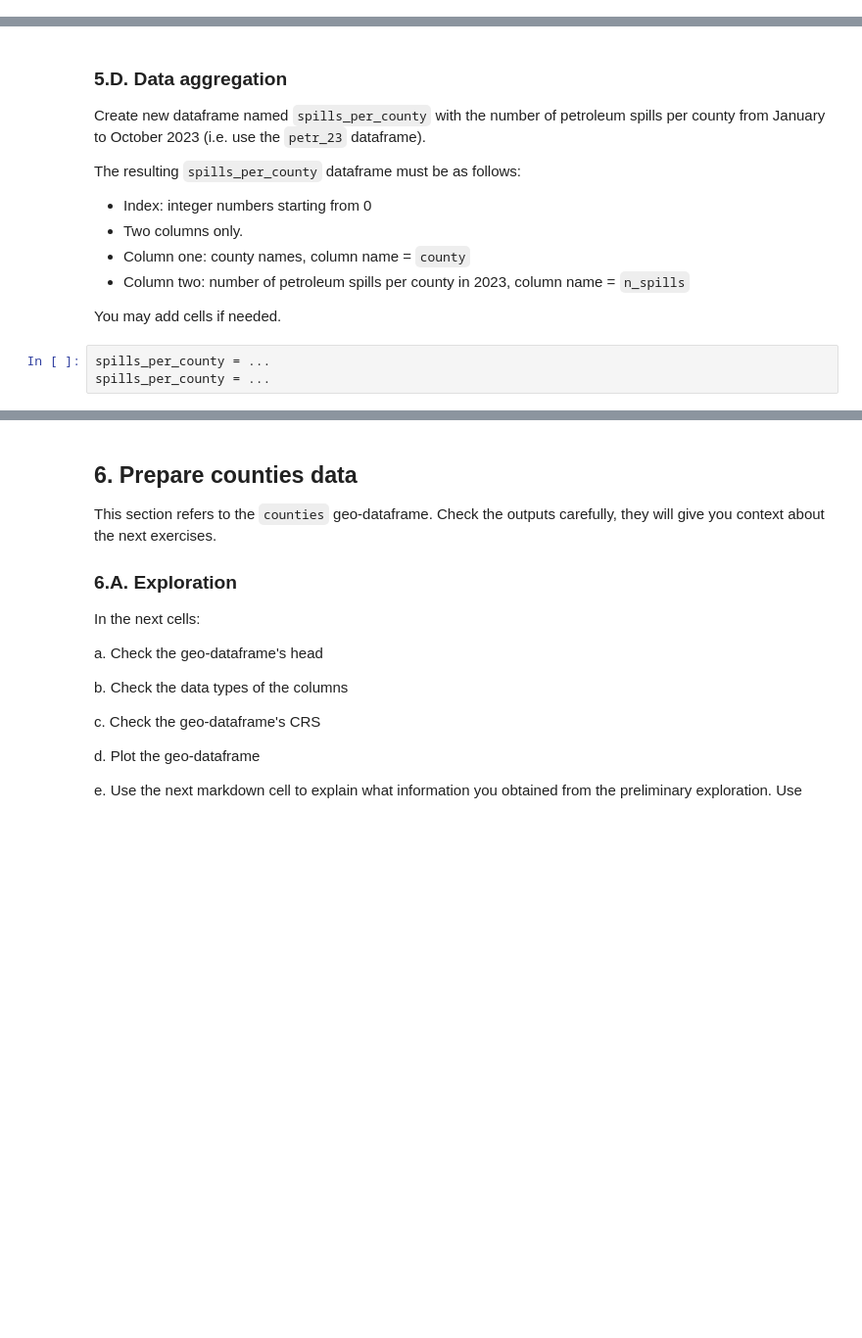
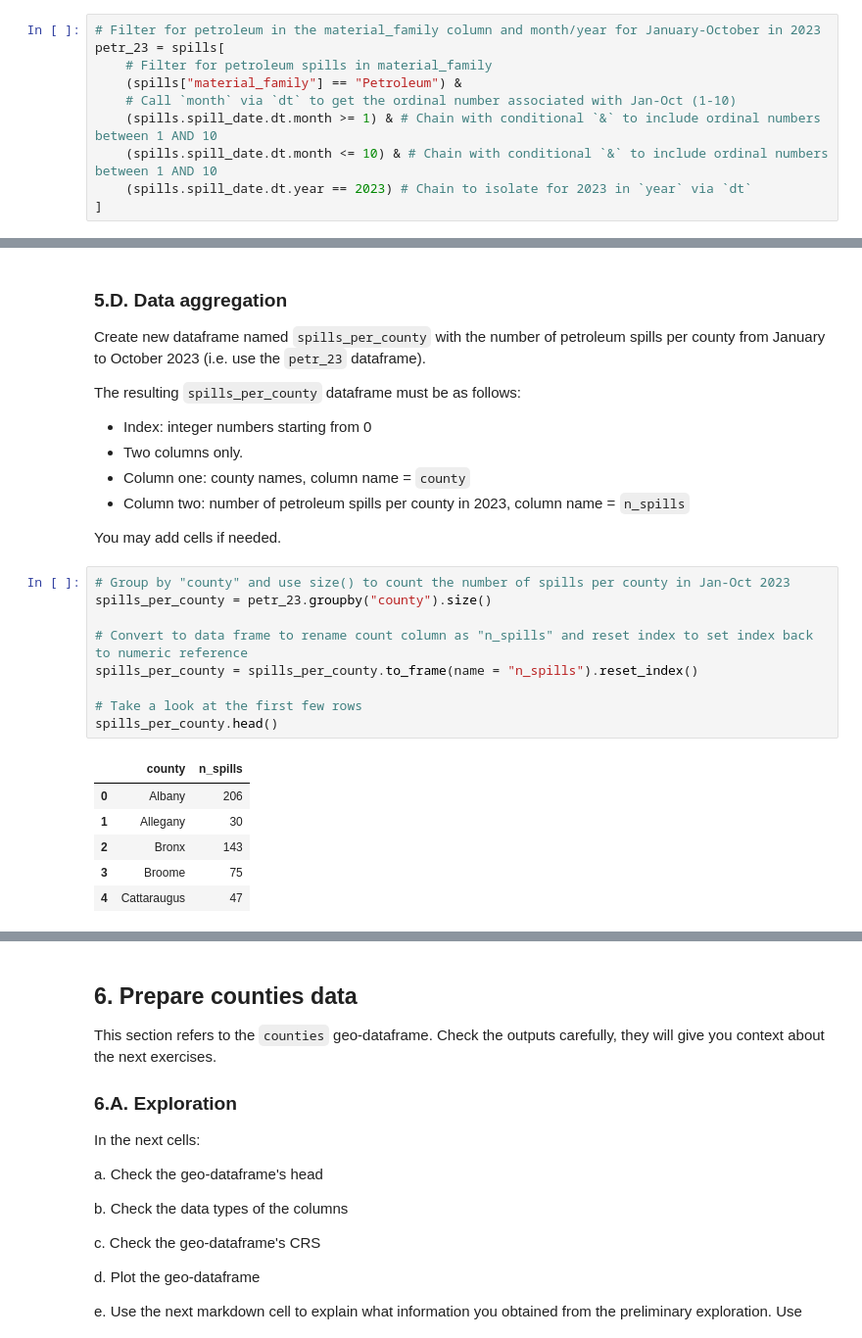
Before and after one commit to vedikaS-byte/eds220-hwk3, a Jupyter notebook: hwk3-task1-spills.ipynb, the cells around one changed output, grey strips where cells are left out. Shown at 98% size. Drawn from its saved outputs; the diff is of its cells as text; blank space fills up the shorter version.

```diff
--- a/hwk3-task1-spills.ipynb
+++ b/hwk3-task1-spills.ipynb
@@ -212,6 +212,16 @@ dtype: object
 ### 5.C. Data selection
 
 a. Select data about petroleum spills that took place between January 1st 2023, and October 31st (including both dates), 2023. Store it in a variable named `petr_23`. The data selection should occur in a single line. You may add cells as needed.
+# %%
+# Filter for petroleum in the material_family column and month/year for January-October in 2023
+petr_23 = spills[
+    # Filter for petroleum spills in material_family
+    (spills["material_family"] == "Petroleum") &
+    # Call `month` via `dt` to get the ordinal number associated with Jan-Oct (1-10)
+    (spills.spill_date.dt.month >= 1) & # Chain with conditional `&` to include ordinal numbers between 1 AND 10
+    (spills.spill_date.dt.month <= 10) & # Chain with conditional `&` to include ordinal numbers between 1 AND 10
+    (spills.spill_date.dt.year == 2023) # Chain to isolate for 2023 in `year` via `dt`
+]
 # %% [markdown]
 <!-- END QUESTION -->
 
@@ -241,7 +266,20 @@ The resulting `spills_per_county` dataframe must be as follows:
 
 You may add cells if needed.
 # %%
-spills_per_county = ...
-spills_per_county = ...
+# Group by "county" and use size() to count the number of spills per county in Jan-Oct 2023
+spills_per_county = petr_23.groupby("county").size()
+
+# Convert to data frame to rename count column as "n_spills" and reset index to set index back to numeric reference
+spills_per_county = spills_per_county.to_frame(name = "n_spills").reset_index()
+
+# Take a look at the first few rows
+spills_per_county.head()
+# %% [output]
+|  | county | n_spills |
+| 0 | Albany | 206 |
+| 1 | Allegany | 30 |
+| 2 | Bronx | 143 |
+| 3 | Broome | 75 |
+| 4 | Cattaraugus | 47 |
 # %%
 grader.check("q5d")
```
Also changed, not shown: parts of 4 cells of this notebook.
